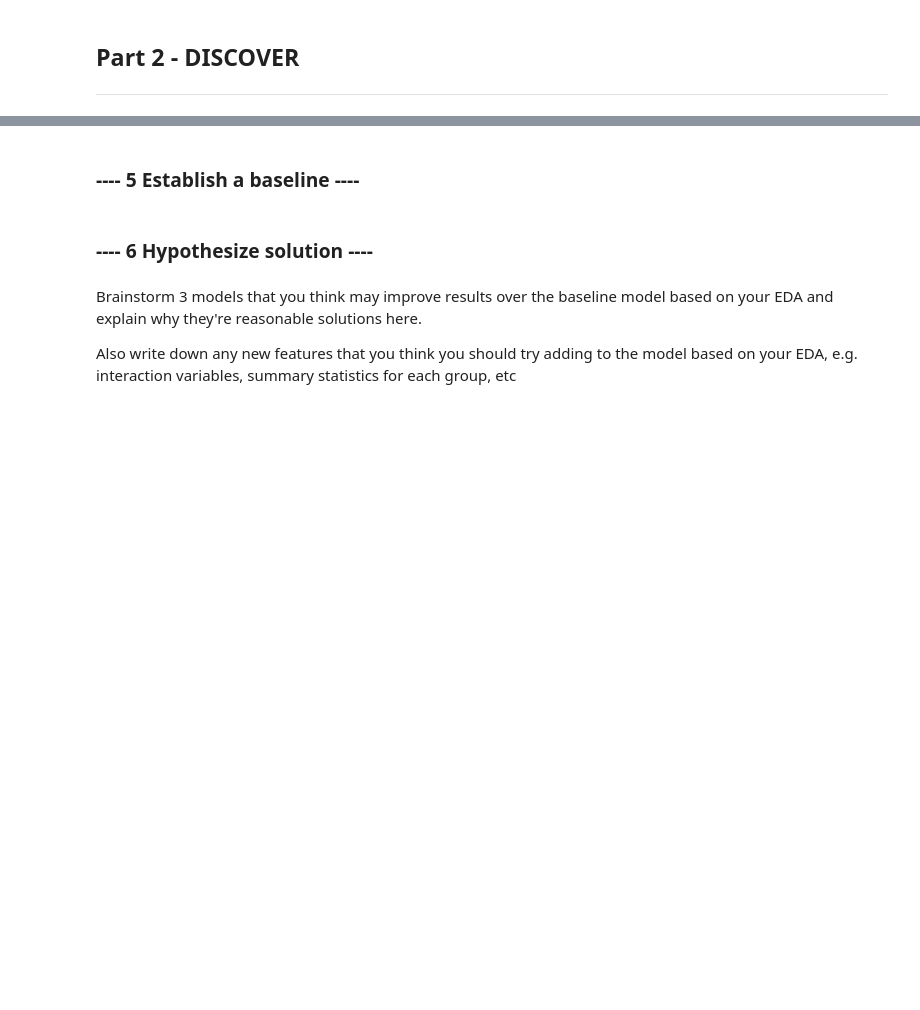
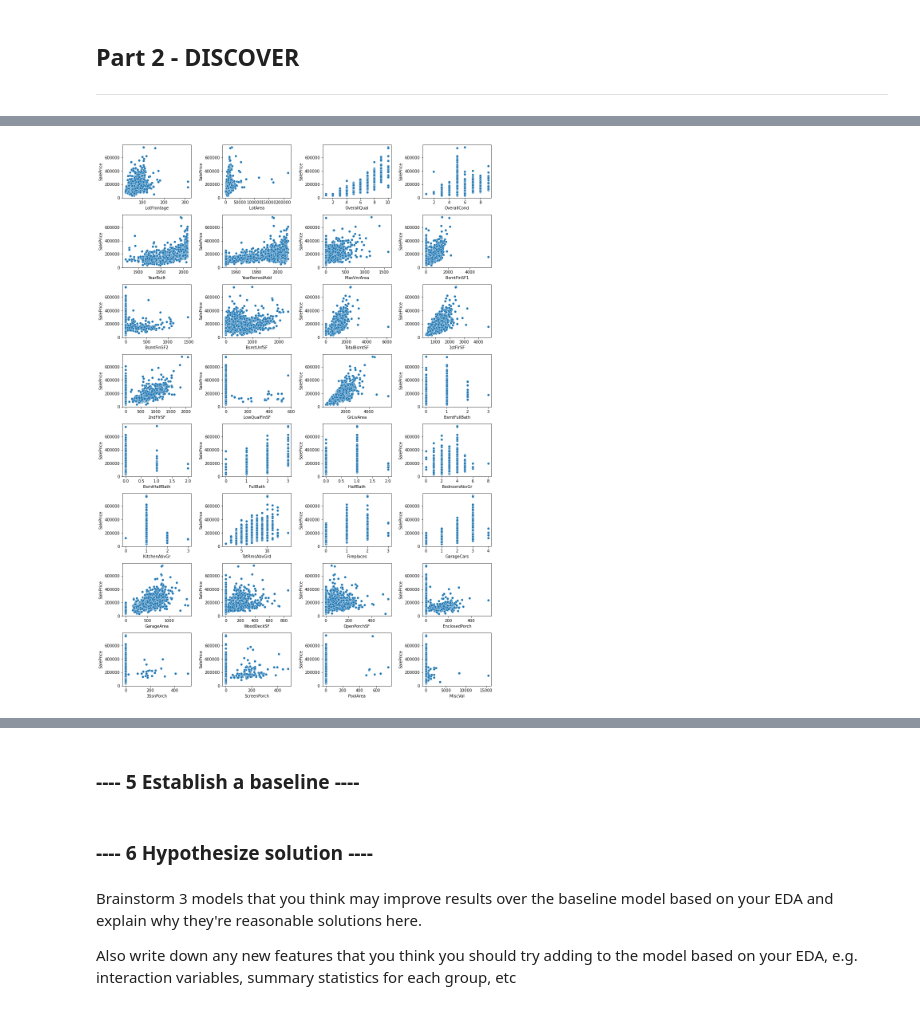
Before and after one commit to vbabashov/house-prices, a Jupyter notebook: price_prediction.ipynb, the cells around one changed output, grey strips where cells are left out. Cells and saved outputs as stored; diff of their text form; code cells hidden in the pictures; blank space fills up the shorter version.

```diff
--- a/price_prediction.ipynb
+++ b/price_prediction.ipynb
@@ -275,0 +142,15 @@ plt.show()
+# %%
+def scatter_plots (df, cont_vars):
+    '''Plot to review relationship between independent continious variables and target'''
+    cont_vars_copy = cont_vars.copy() # CDrop the Id variable from the list
+    cont_vars_copy.remove ('Id')
+    f = plt.figure(figsize=(14,24))
+    for count, value in enumerate(cont_vars_copy):
+        f.add_subplot(10, 4, count+1)
+        sns.scatterplot(x=df[value], y='SalePrice', data=df.drop(columns='Id', axis=1))
+    plt.tight_layout()
+    plt.show()
+# %%
+scatter_plots(df_train, numerical_vars)
+# %% [output]
+[figure, added]
```
Also changed, not shown: parts of 35 cells of this notebook.
